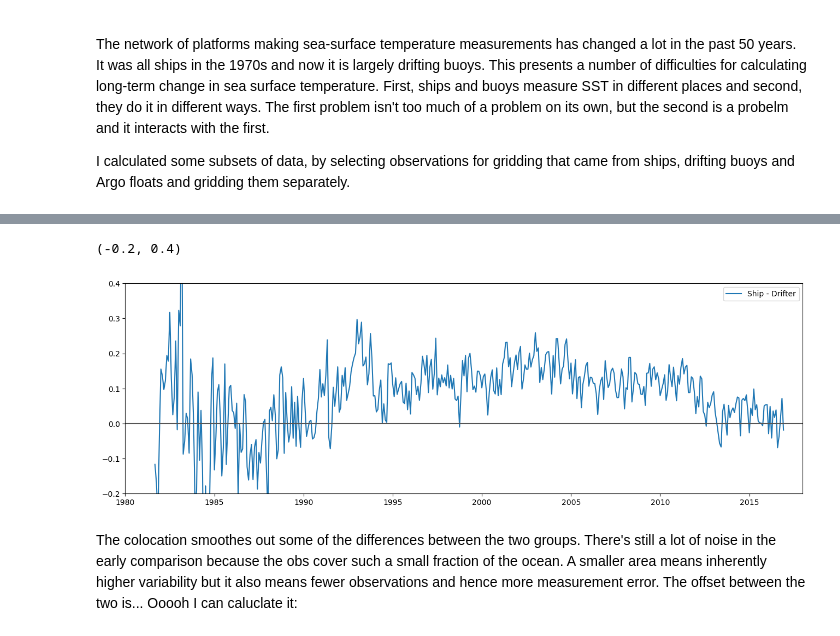
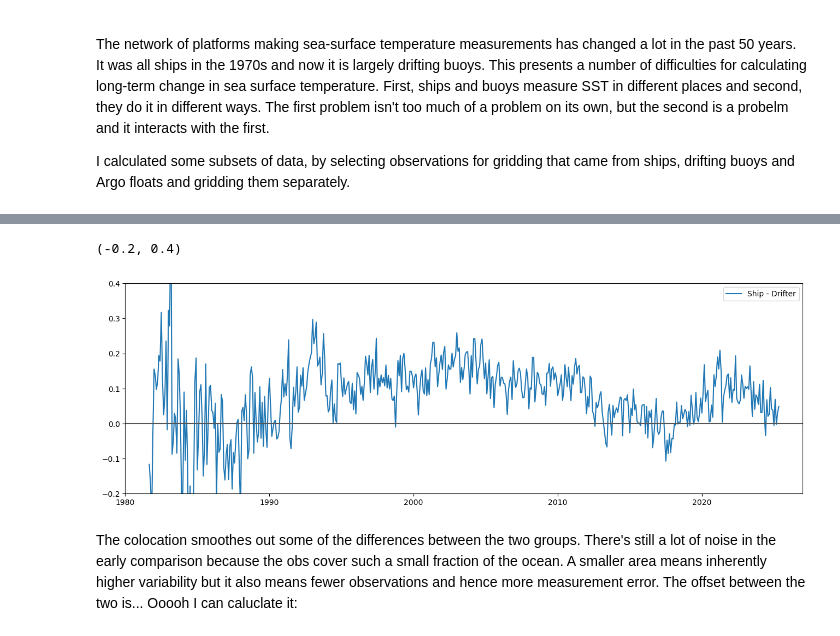
Before and after one commit to jjk-code-otter/open-ocean, a Jupyter notebook: notebooks/ships_drifters.ipynb, the cells around one changed output, grey strips where cells are left out. Drawn from its saved outputs; the diff is of its cells as text; code cells hidden in the pictures.

```diff
--- a/notebooks/ships_drifters.ipynb
+++ b/notebooks/ships_drifters.ipynb
@@ -133,14 +135,14 @@ plt.ylim(-0.5, 0.5)
 # %%
 plt.figure()
 plt.gcf().set_size_inches(16,5)
 plt.plot(oo_time, oo_ship_coloc - oo_drifter_coloc, label='Ship - Drifter')
-plt.plot([1980,2018],[0,0],color='#555555')
+plt.plot([1980,2027],[0,0],color='#555555')
 plt.legend()
-plt.xlim(1980, 2018)
+plt.xlim(1980, 2027)
 plt.ylim(-0.2, 0.4)
 # %% [output]
 (-0.2, 0.4)
-[figure, old version]
+[figure, new version]
 # %% [markdown]
 The colocation smoothes out some of the differences between the two groups. There's still a lot of noise in the early comparison because the obs cover such a small fraction of the ocean. A smaller area means inherently higher variability but it also means fewer observations and hence more measurement error. The offset between the two is... Ooooh I can caluclate it:
 # %%
```
Also changed, not shown: parts of 9 cells of this notebook, 5 other files.
